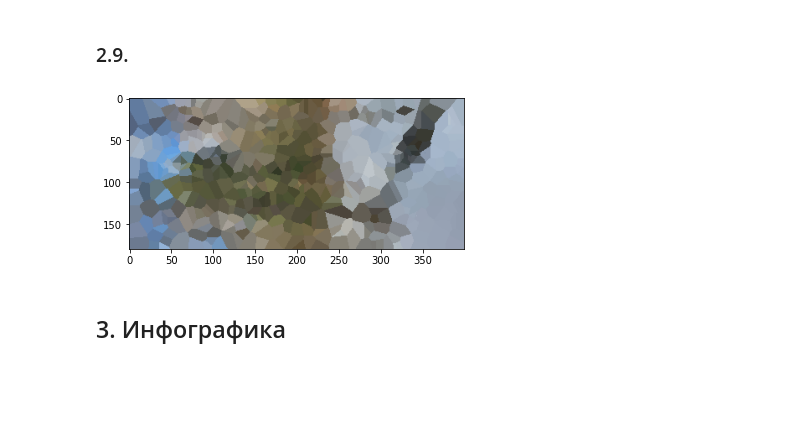
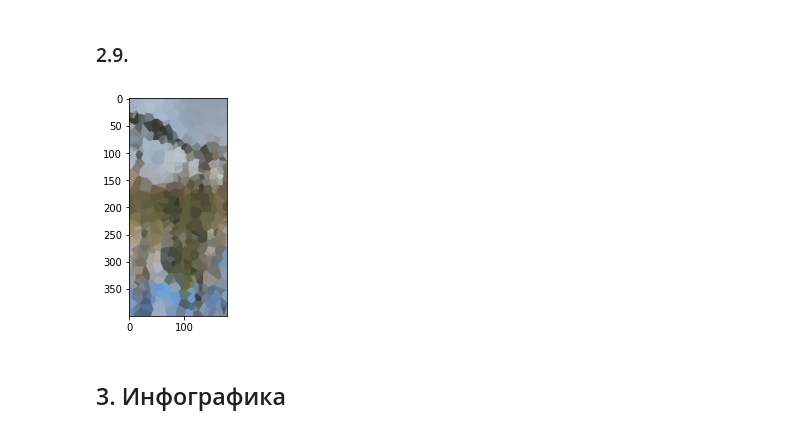
Before and after one commit to vahtyah/PythonPracticalSemester3, a Jupyter notebook: PythonSemester3.ipynb, the cells around one changed output. Drawn from its saved outputs; the diff is of its cells as text; code cells hidden in the pictures; blank space fills up the shorter version.

```diff
--- a/PythonSemester3.ipynb
+++ b/PythonSemester3.ipynb
@@ -2056,34 +2033,35 @@ def voronoi_diagram(width, height, points):
     diagram = np.zeros((width, height), dtype=np.int32)
     for i, (px, py) in enumerate(points):
         diagram[np.round(px).astype(int), np.round(py).astype(int)] = i+1
     for i in range(width):
         for j in range(height):
             if diagram[i, j] == 0:
                 distances = np.sqrt(np.sum((points - np.array([i,j]))**2, axis=1))
                 min_dist = np.min(distances)
                 diagram[i, j] = np.argmin(distances)+1
     return diagram
 
 def voronoi_filter(image, num_points):
     width, height = image.size
     points = random_points(width, height, num_points)
     diagram = voronoi_diagram(width, height, points)
     colors = [image.getpixel((x,y)) for x in range(width) for y in range(height)]
     colors = np.array(colors).reshape((width, height, -1))
     for i, (px, py) in enumerate(points):
         mask = diagram == i+1
         colors[mask] = np.mean(colors[mask], axis=0)
     filtered_image = Image.fromarray(colors.astype(np.uint8))
     return filtered_image
 
 
 image = Image.open("winter1.jpg")
 image = voronoi_filter(image, 500)
 img_array = np.array(image)
+img_array = np.rot90(img_array)
 plt.imshow(img_array)
 plt.show()
 # %% [output]
-[figure, old version]
+[figure, new version]
 # %% [markdown]
 ## 3. Инфографика
 # %%
```
Also changed, not shown: parts of 15 cells of this notebook.
